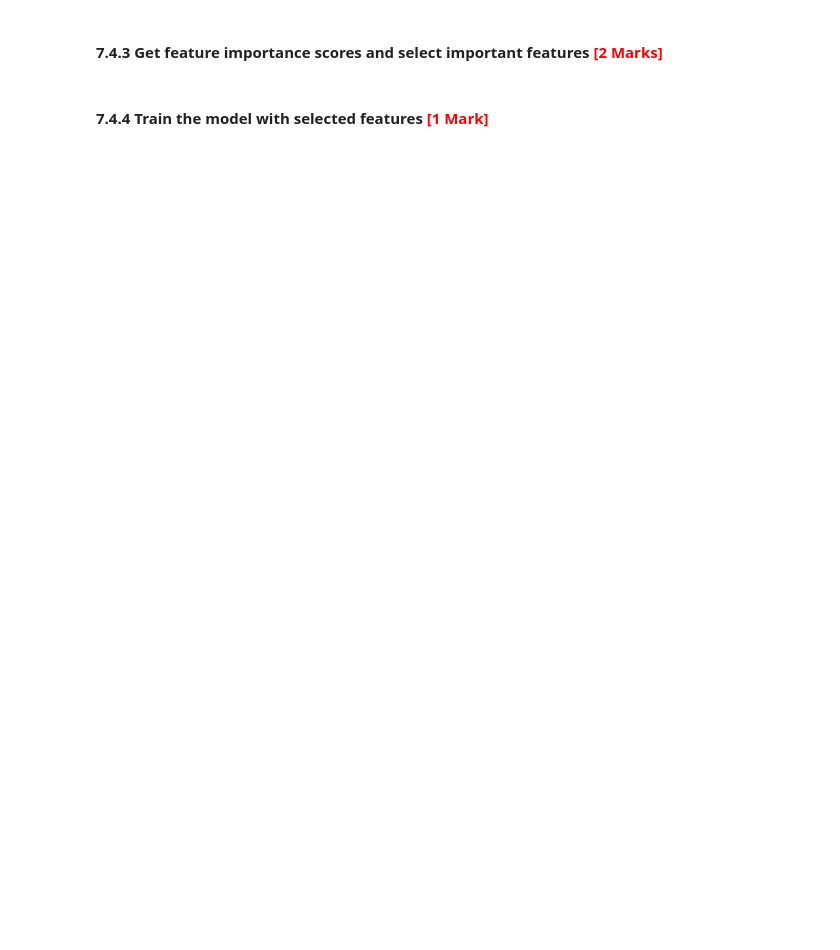
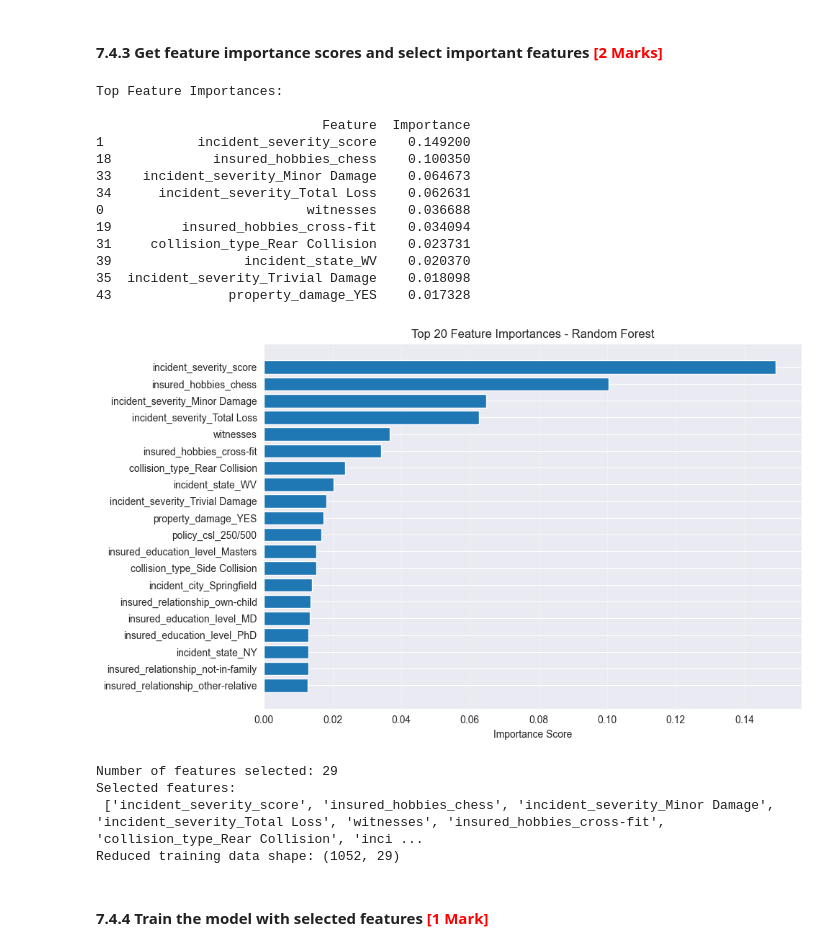
Before and after one commit to vijaykumar-qait/Fraudulent-Claim-Detection-Assignment, a Jupyter notebook: Fraudulent_Claim_Detection_Starter.ipynb, the cells around one changed output. Drawn from its saved outputs; the diff is of its cells as text; code cells hidden in the pictures; blank space fills up the shorter version.

```diff
--- a/Fraudulent_Claim_Detection_Starter.ipynb
+++ b/Fraudulent_Claim_Detection_Starter.ipynb
@@ -1415,0 +1780,18 @@ from sklearn.model_selection import cross_val_score, GridSearchCV
+# %%
+# Build a base random forest model
+
+# Initialize a base random forest classifier
+rf_model = RandomForestClassifier(random_state=42)
+
+# Fit on training data
+rf_model.fit(X_train_selected, y_train_resampled)
+
+# Predict probabilities and classes
+rf_train_pred_proba = rf_model.predict_proba(X_train_selected)[:, 1]
+rf_train_pred = (rf_train_pred_proba > 0.5).astype(int)
+
+# Evaluate
+print("\nRandom Forest (Base) - Training Set Evaluation:")
+print("Accuracy:", accuracy_score(y_train_resampled, rf_train_pred))
+print("\nConfusion Matrix:\n", confusion_matrix(y_train_resampled, rf_train_pred))
+print("\nClassification Report:\n", classification_report(y_train_resampled, rf_train_pred))
@@ -1426,2 +1817,63 @@ from sklearn.model_selection import cross_val_score, GridSearchCV
+# %%
+# Get feature importance scores from the trained model
+
+feature_importances = rf_model.feature_importances_
+
+# Create a DataFrame to visualise the importance scores
+importance_df = pd.DataFrame({
+    'Feature': X_train_selected.columns,
+    'Importance': feature_importances
+})
+
+# Sort by importance (descending)
+importance_df = importance_df.sort_values(by='Importance', ascending=False)
+
+# Display top features
+print("Top Feature Importances:\n")
+print(importance_df.head(10))
+
+# Plot the top 20 features
+plt.figure(figsize=(10, 6))
+plt.barh(importance_df['Feature'][:20][::-1], importance_df['Importance'][:20][::-1])
+plt.xlabel("Importance Score")
+plt.title("Top 20 Feature Importances - Random Forest")
+plt.tight_layout()
+plt.grid(True, axis='x', linestyle='--', alpha=0.5)
+plt.show()
+# %% [output]
+Top Feature Importances:
+
+                             Feature  Importance
+1            incident_severity_score    0.149200
+18             insured_hobbies_chess    0.100350
+33    incident_severity_Minor Damage    0.064673
+34      incident_severity_Total Loss    0.062631
+0                          witnesses    0.036688
+19         insured_hobbies_cross-fit    0.034094
+31     collision_type_Rear Collision    0.023731
+39                 incident_state_WV    0.020370
+35  incident_severity_Trivial Damage    0.018098
+43               property_damage_YES    0.017328
+[figure, added]
+# %%
+# Set importance threshold (you can adjust this value)
+importance_threshold = 0.01
+
+# Get names of features above the threshold
+selected_rf_features = importance_df[importance_df['Importance'] > importance_threshold]['Feature'].tolist()
+
+print(f"Number of features selected: {len(selected_rf_features)}")
+print("Selected features:\n", selected_rf_features)
+
+# Create new training set with only selected features
+X_train_rf_selected = X_train_selected[selected_rf_features]
+
+# (Optional) Preview the shape
+print("Reduced training data shape:", X_train_rf_selected.shape)
+# %% [output]
+Number of features selected: 29
+Selected features:
+ ['incident_severity_score', 'insured_hobbies_chess', 'incident_severity_Minor Damage', 'incident_severity_Total Loss', 'witnesses', 'insured_hobbies_cross-fit', 'collision_type_Rear Collision', 'inci ...
+Reduced training data shape: (1052, 29)
 # %% [markdown]
 #### **7.4.4** Train the model with selected features <font color="red">[1 Mark]</font>
```
Also changed, not shown: parts of 107 cells of this notebook.
